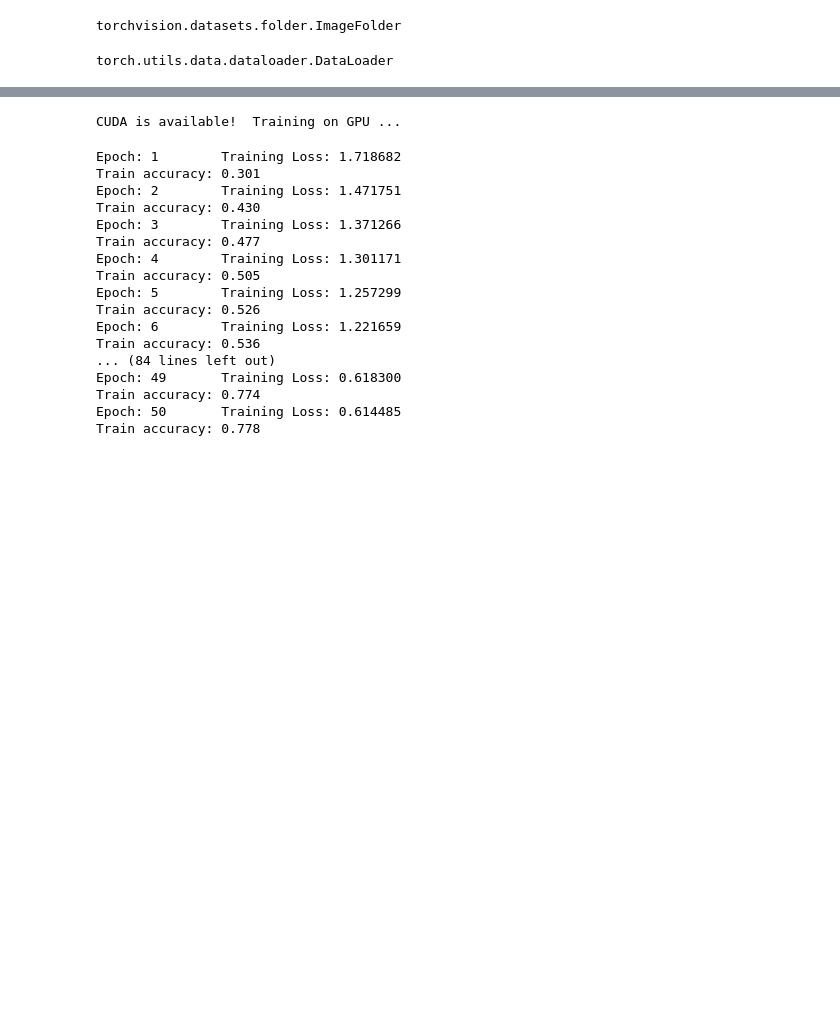
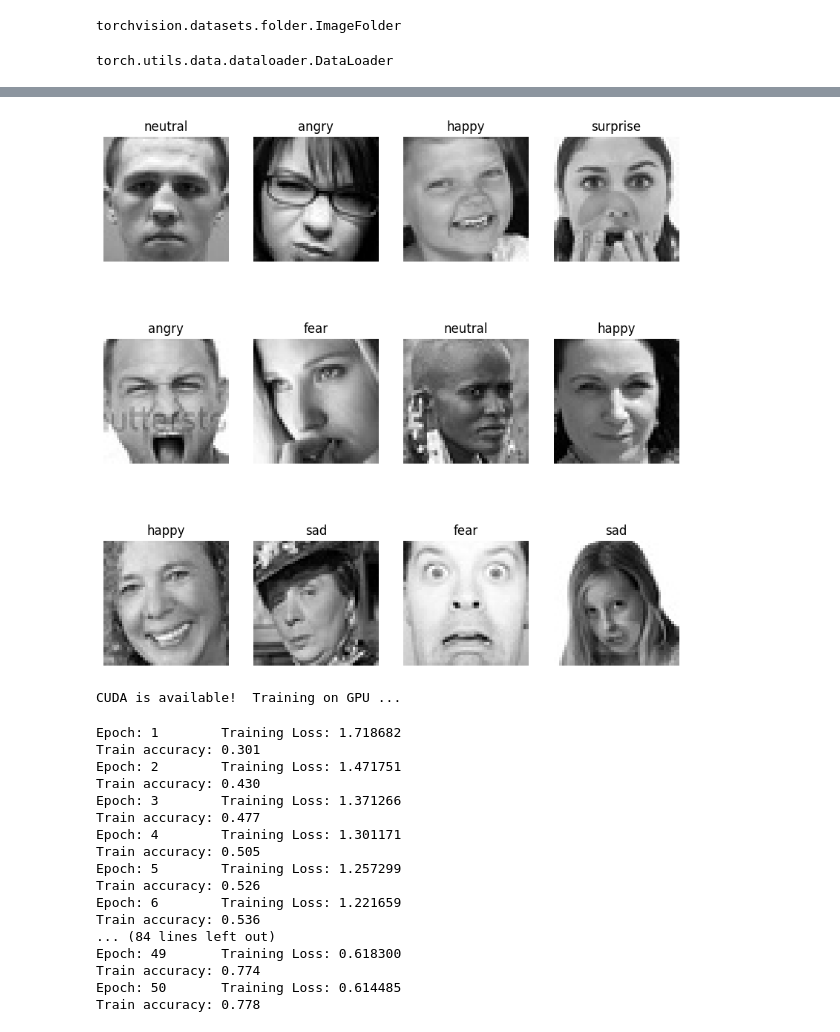
Before and after one commit to ali-bin-kashif/DeepEmotion-CNN, a Jupyter notebook: emotion_detection_model.ipynb, the cells around one changed output, grey strips where cells are left out. Cells and saved outputs as stored; diff of their text form; code cells hidden in the pictures; blank space fills up the shorter version.

```diff
--- a/emotion_detection_model.ipynb
+++ b/emotion_detection_model.ipynb
@@ -126,3 +103,14 @@ print(label[10].item())
+# %%
+plt.figure(figsize=(10, 10))
+for img, label in iter(train_dataloader):
+    for i in range(12):
+        ax = plt.subplot(3, 4, i + 1)
+        plt.imshow(img[i].numpy().transpose(1,2,0), cmap='gray')
+        plt.title(class_names[label[i]])
+        plt.axis("off")
+    break
+# %% [output]
+[figure, added]
 # %%
 import torch.nn as nn
 import torch.nn.functional as F
```
Also changed, not shown: parts of 27 cells of this notebook, 1 other file.
